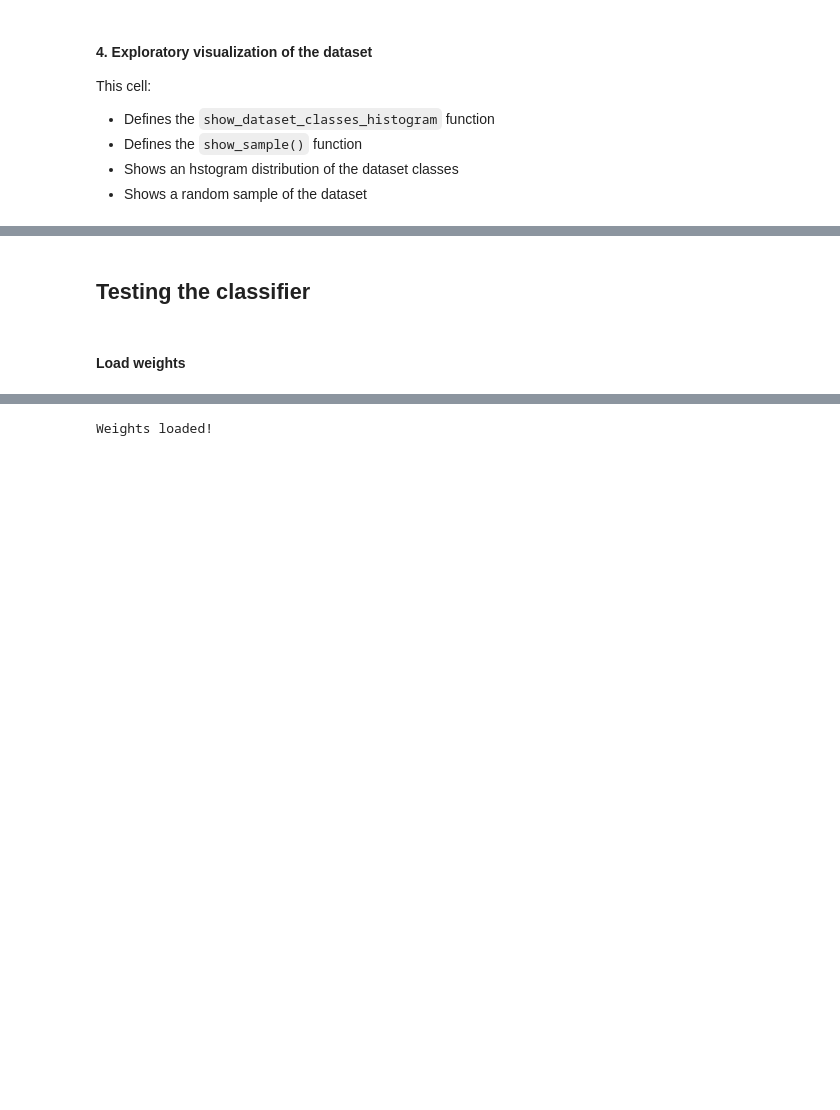
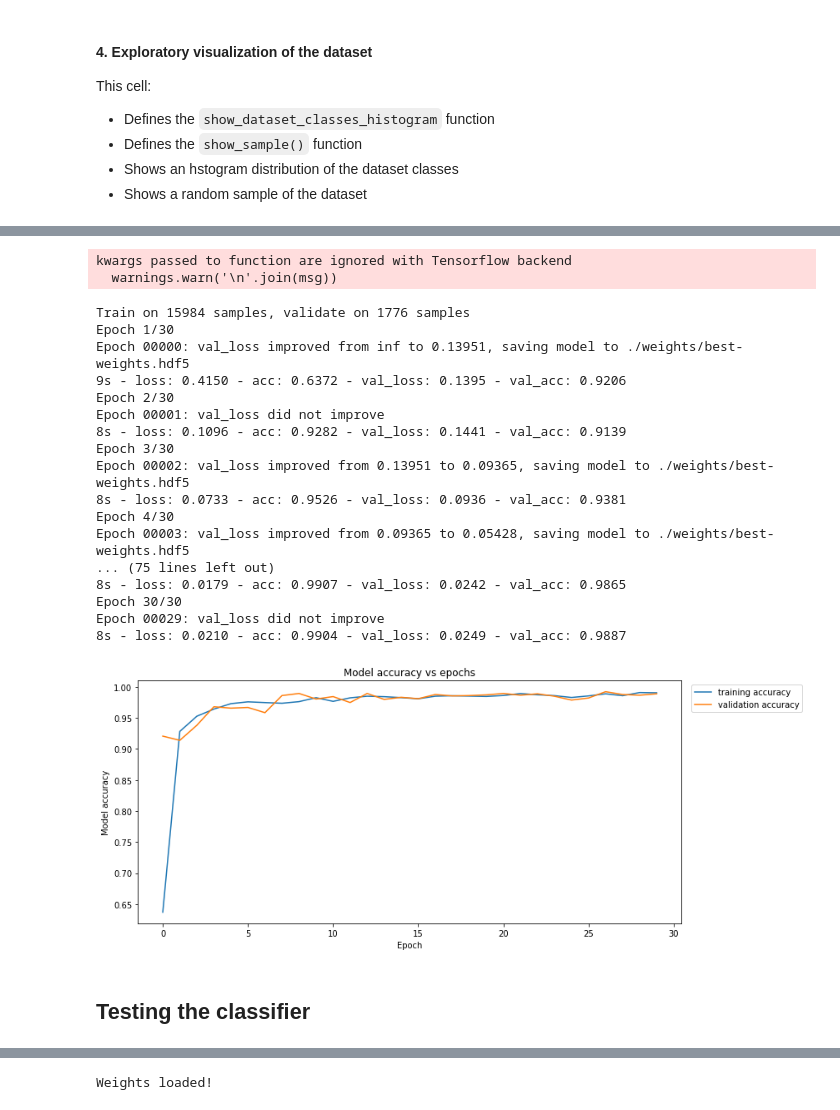
Before and after one commit to mlandry1/CarND, a Jupyter notebook: CarND-Vehicle-Detection-P5/P5-TrainModel.ipynb, the cells around one changed output, grey strips where cells are left out. Drawn from its saved outputs; the diff is of its cells as text; code cells hidden in the pictures; blank space fills up the shorter version.

```diff
--- a/CarND-Vehicle-Detection-P5/P5-TrainModel.ipynb
+++ b/CarND-Vehicle-Detection-P5/P5-TrainModel.ipynb
@@ -256,7 +274,5 @@ else:
 # %%
 from keras.callbacks import ModelCheckpoint
-from util import plot_train_results
-from util import keras_generator
 from keras.optimizers import Adam
 
 
@@ -274,39 +290,58 @@ def plot_train_results(history_object):
 
 
 if train_model == 1:
-    # Compile the model
+    # Compile the model using an Adam optimizer
     model.compile(optimizer=Adam(), loss='mse', metrics=['accuracy'])
 
     # saves the model weights after each epoch if the validation loss decreased
     filepath = './weights/best-weights.hdf5'
     checkpointer = ModelCheckpoint(filepath=filepath,
                                    monitor='val_loss',
                                    verbose=1,
                                    save_best_only=True,
                                    mode='min')
 
     # Train the model, with or without a generator
     if use_generator == 1:
         history_object = model.fit_generator(train_generator,
                                              steps_per_epoch=len(X_train),
                                              epochs=epoch_num,
                                              verbose=train_verbose_style,
                                              callbacks=[checkpointer],
                                              validation_data=validation_generator,
                                              validation_steps=len(X_valid))
 
     else:
         history_object = model.fit(train_set[0],
                                    train_set[1],
-                                   batch_size=128,
+                                   batch_size=64,
                                    epochs=epoch_num,
                                    verbose=train_verbose_style,
                                    callbacks=[checkpointer],
                                    validation_data=(validation_set[0], validation_set[1]))
 
     if display_output == 1:
         plot_train_results(history_object)
+# %% [output]
+kwargs passed to function are ignored with Tensorflow backend
+  warnings.warn('\n'.join(msg))
+Train on 15984 samples, validate on 1776 samples
+Epoch 1/30
+Epoch 00000: val_loss improved from inf to 0.13951, saving model to ./weights/best-weights.hdf5
+9s - loss: 0.4150 - acc: 0.6372 - val_loss: 0.1395 - val_acc: 0.9206
+Epoch 2/30
+Epoch 00001: val_loss did not improve
+8s - loss: 0.1096 - acc: 0.9282 - val_loss: 0.1441 - val_acc: 0.9139
+Epoch 3/30
+Epoch 00002: val_loss improved from 0.13951 to 0.09365, saving model to ./weights/best-weights.hdf5
+8s - loss: 0.0733 - acc: 0.9526 - val_loss: 0.0936 - val_acc: 0.9381
+Epoch 4/30
+Epoch 00003: val_loss improved from 0.09365 to 0.05428, saving model to ./weights/best-weights.hdf5
+... (75 lines left out)
+8s - loss: 0.0179 - acc: 0.9907 - val_loss: 0.0242 - val_acc: 0.9865
+Epoch 30/30
+Epoch 00029: val_loss did not improve
+8s - loss: 0.0210 - acc: 0.9904 - val_loss: 0.0249 - val_acc: 0.9887
+[figure, added]
 # %% [markdown]
 ## Testing the classifier
-# %% [markdown]
-#### Load weights
```
Also changed, not shown: parts of 15 cells of this notebook, 15 other files.
